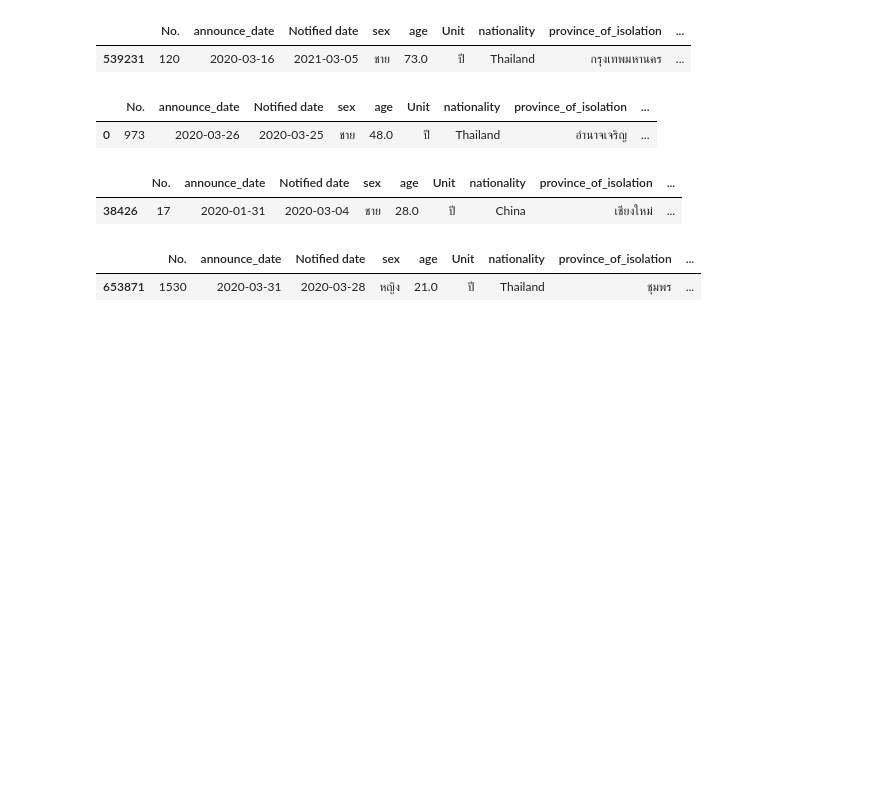
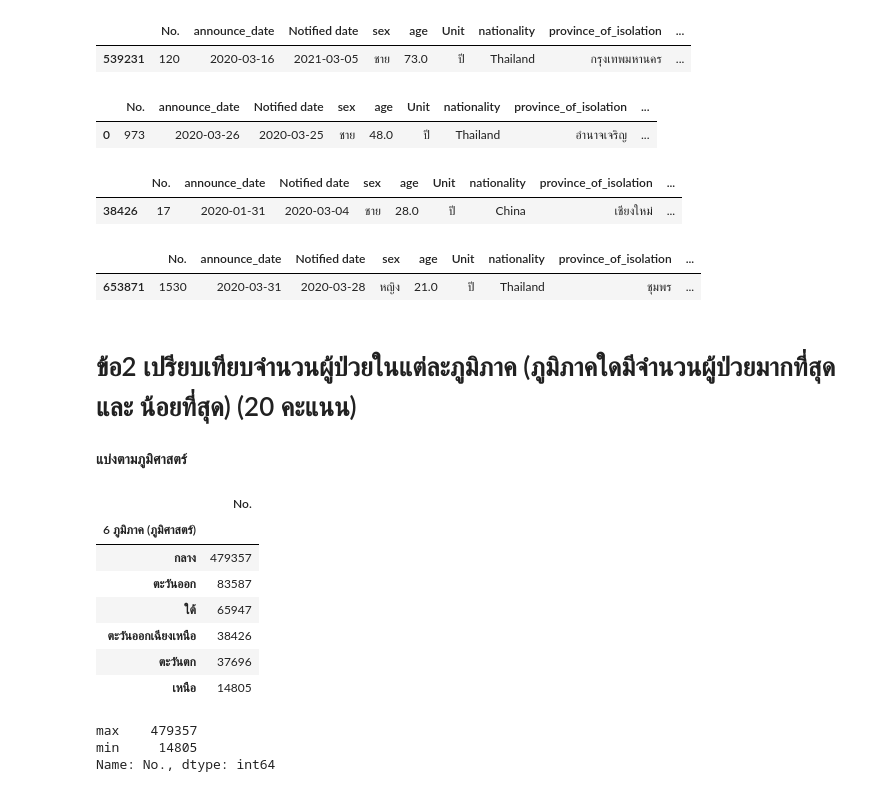
Before and after one commit to Athitiya00/data_viz_2022, a Jupyter notebook: BasicPython&DataViz_midterm2022.ipynb, the cells around one changed output. Drawn from its saved outputs; the diff is of its cells as text; code cells hidden in the pictures; blank space fills up the shorter version.

```diff
--- a/BasicPython&DataViz_midterm2022.ipynb
+++ b/BasicPython&DataViz_midterm2022.ipynb
@@ -298,7 +317,7 @@ data_covid1
 
 ตารางด้านซ้าย.merge(ตารางด้านขวา,how=เอาตารางไหนเป็นตารางหลัก,left_on=indexตารางซ้ายคืออะไรหรือคีร์ที่ใช้เชื่อม,right_on=indexตารางขวา)
 # %%
-data1 = data_covid1.merge(df_t,how='right',left_on = 'province_of_onset',right_on = 'จังหวัด')
+data1 = data_covid1.merge(data_region,how='right',left_on = 'province_of_onset',right_on = 'จังหวัด')
 data1
 # %% [output]
 |  | No. | announce_date | Notified date | sex | age | Unit | nationality | province_of_isolation | ... |
@@ -539,3 +562,25 @@ data4_5.head(1)
 # %% [output]
 |  | No. | announce_date | Notified date | sex | age | Unit | nationality | province_of_isolation | ... |
 | 653871 | 1530 | 2020-03-31 | 2020-03-28 | หญิง | 21.0 | ปี | Thailand | ชุมพร | ... |
+# %% [markdown]
+# ข้อ2 เปรียบเทียบจำนวนผู้ป่วยในแต่ละภูมิภาค (ภูมิภาคใดมีจำนวนผู้ป่วยมากที่สุด และ น้อยที่สุด) (20 คะแนน)
+# %% [markdown]
+**แบ่งตามภูมิศาสตร์**
+# %%
+data1.groupby('6 ภูมิภาค (ภูมิศาสตร์)')[['No.']].count().sort_values('No.',ascending=False) # false คือเรียงข้อมูลจากมากไปน้อย
+# %% [output]
+|  | No. |
+| 6 ภูมิภาค (ภูมิศาสตร์) |  |
+| กลาง | 479357 |
+| ตะวันออก | 83587 |
+| ใต้ | 65947 |
+| ตะวันออกเฉียงเหนือ | 38426 |
+| ตะวันตก | 37696 |
+| เหนือ | 14805 |
+# %%
+group_data = data1.groupby('6 ภูมิภาค (ภูมิศาสตร์)')['No.'].count().agg([max, min])
+group_data # ดูค่ามากที่สุดและน้อยที่สุด
+# %% [output]
+max    479357
+min     14805
+Name: No., dtype: int64
```
Also changed, not shown: parts of 11 cells of this notebook.
